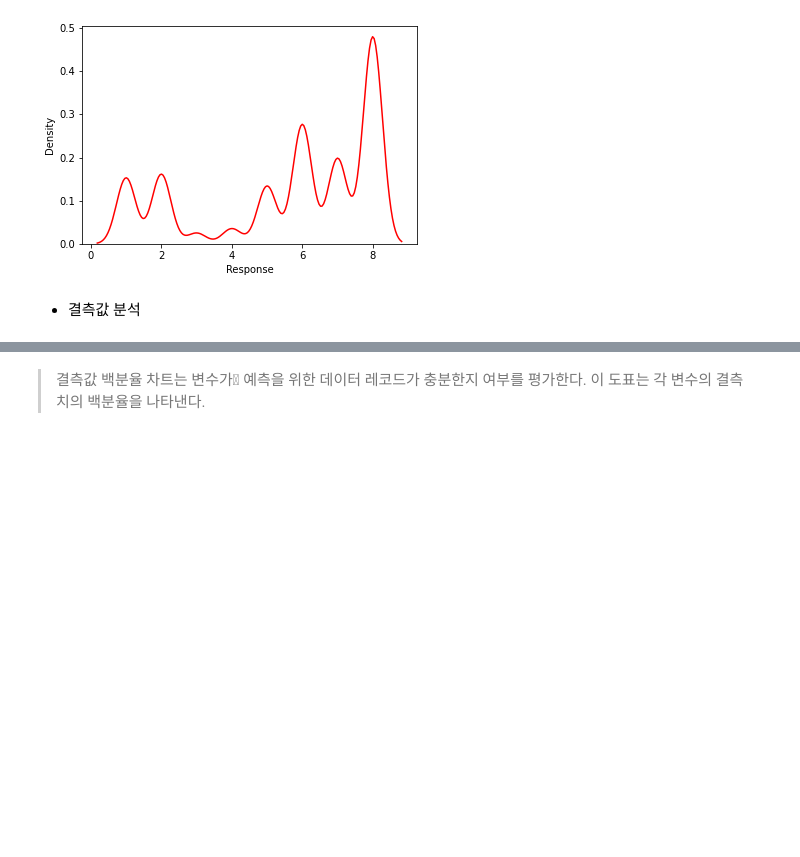
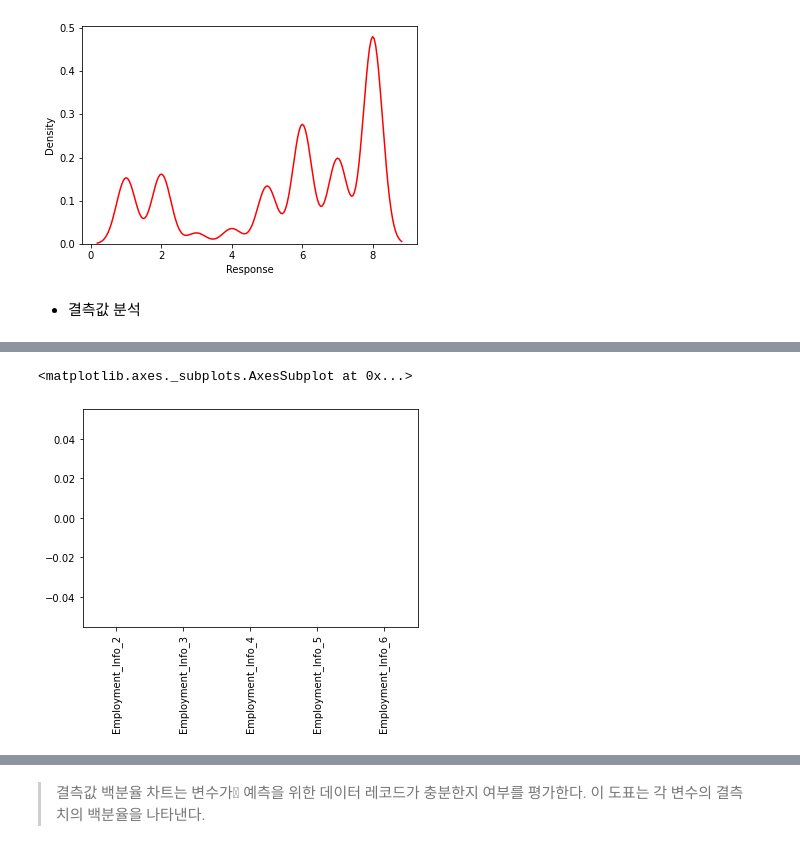
Before and after one commit to JisueKim/DataAnalyst, a Jupyter notebook: Predict/Prudential_Life_Insurance.ipynb, the cells around one changed output, grey strips where cells are left out. Saved outputs shown, nothing was run; the diff lists cells and outputs as text; code cells hidden in the pictures; blank space fills up the shorter version.

```diff
--- a/Predict/Prudential_Life_Insurance.ipynb
+++ b/Predict/Prudential_Life_Insurance.ipynb
@@ -239,2 +220,0 @@ Length: 128, dtype: int64
-# %%
-train['pct'] = train.isna().sum() / len(train) * 100
@@ -252,0 +265,2 @@ sns.barplot(pct[2:5])
+# %%
+train=train[train.columns[train.isnull().mean() <= 0.75]]
@@ -252,0 +296,2 @@ sns.barplot(pct[2:5])
+# %%
+ list_train = train.columns[train.isna().any()].tolist() #any()
@@ -252,0 +311,3 @@ sns.barplot(pct[2:5])
+# %%
+for column in list_train:
+    train[column].fillna(train[column].mean(), inplace=True)   # R subset 기능?
@@ -252,0 +319,6 @@ sns.barplot(pct[2:5])
+# %%
+Employ = train.iloc[:, 13:18].isna().sum()/59381
+Employ.plot(kind='bar')
+# %% [output]
+<matplotlib.axes._subplots.AxesSubplot at 0x...>
+[figure, added]
```
Also changed, not shown: parts of 21 cells of this notebook.
